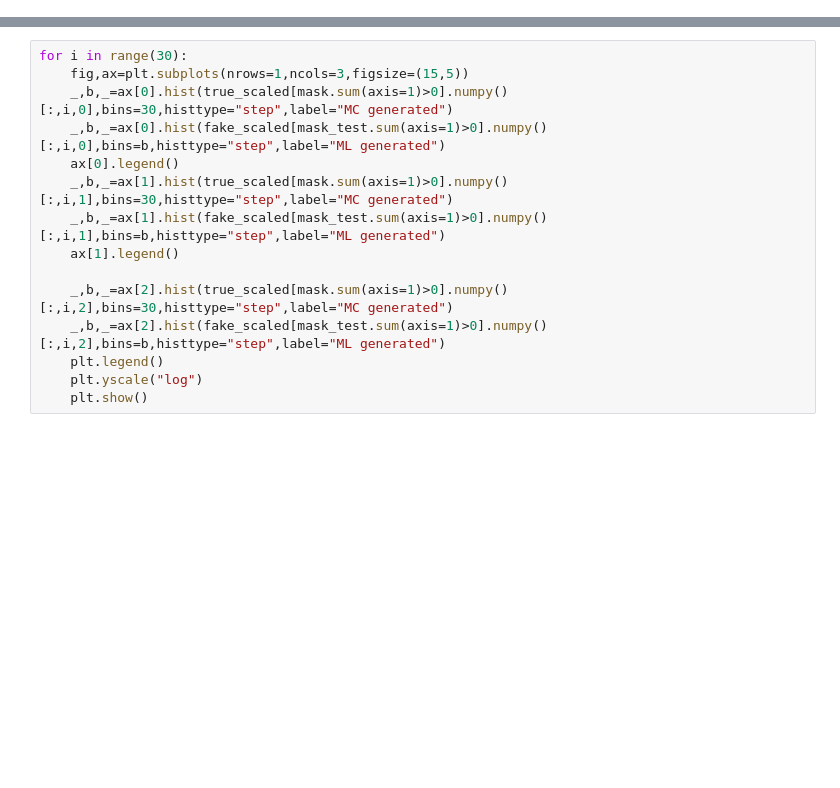
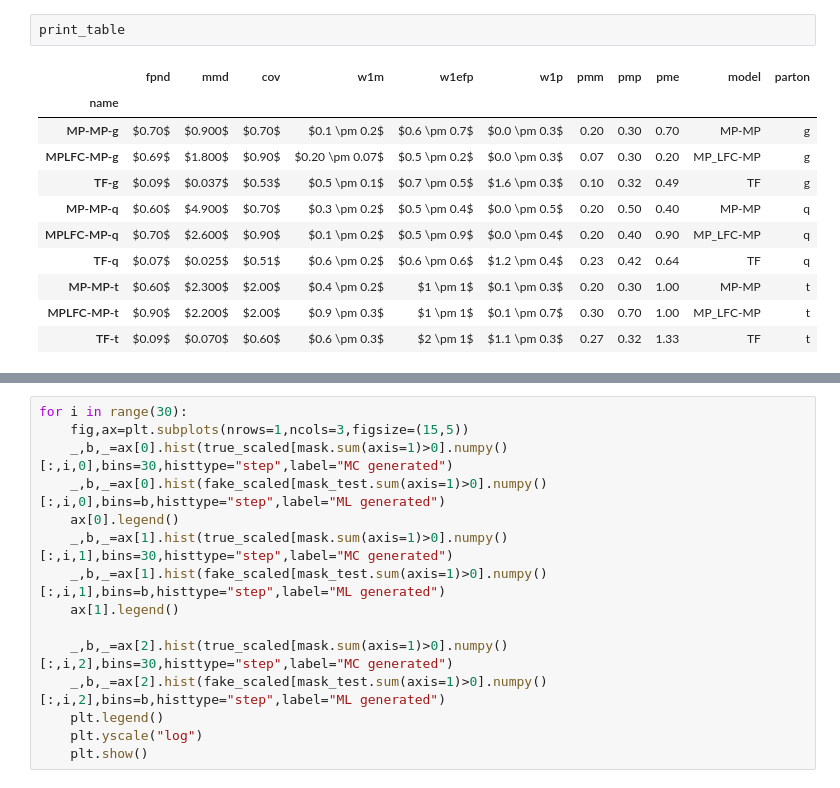
Before and after one commit to kaechb/LitJetNet, a Jupyter notebook: LitNF/plots-trafo-Neurips.ipynb, the cells around one changed output, grey strips where cells are left out. Cells and saved outputs as stored; diff of their text form; blank space fills up the shorter version.

```diff
--- a/LitNF/plots-trafo-Neurips.ipynb
+++ b/LitNF/plots-trafo-Neurips.ipynb
@@ -437,0 +504,14 @@ for mo in [best_model_g,best_model_q,best_model_t]:
+# %%
+print_table
+# %% [output]
+|  | fpnd | mmd | cov | w1m | w1efp | w1p | pmm | pmp | pme | model | parton |
+| name |  |  |  |  |  |  |  |  |  |  |  |
+| MP-MP-g | $0.70$ | $0.900$ | $0.70$ | $0.1 \pm 0.2$ | $0.6 \pm 0.7$ | $0.0 \pm 0.3$ | 0.20 | 0.30 | 0.70 | MP-MP | g |
+| MPLFC-MP-g | $0.69$ | $1.800$ | $0.90$ | $0.20 \pm 0.07$ | $0.5 \pm 0.2$ | $0.0 \pm 0.3$ | 0.07 | 0.30 | 0.20 | MP_LFC-MP | g |
+| TF-g | $0.09$ | $0.037$ | $0.53$ | $0.5 \pm 0.1$ | $0.7 \pm 0.5$ | $1.6 \pm 0.3$ | 0.10 | 0.32 | 0.49 | TF | g |
+| MP-MP-q | $0.60$ | $4.900$ | $0.70$ | $0.3 \pm 0.2$ | $0.5 \pm 0.4$ | $0.0 \pm 0.5$ | 0.20 | 0.50 | 0.40 | MP-MP | q |
+| MPLFC-MP-q | $0.70$ | $2.600$ | $0.90$ | $0.1 \pm 0.2$ | $0.5 \pm 0.9$ | $0.0 \pm 0.4$ | 0.20 | 0.40 | 0.90 | MP_LFC-MP | q |
+| TF-q | $0.07$ | $0.025$ | $0.51$ | $0.6 \pm 0.2$ | $0.6 \pm 0.6$ | $1.2 \pm 0.4$ | 0.23 | 0.42 | 0.64 | TF | q |
+| MP-MP-t | $0.60$ | $2.300$ | $2.00$ | $0.4 \pm 0.2$ | $1 \pm 1$ | $0.1 \pm 0.3$ | 0.20 | 0.30 | 1.00 | MP-MP | t |
+| MPLFC-MP-t | $0.90$ | $2.200$ | $2.00$ | $0.9 \pm 0.3$ | $1 \pm 1$ | $0.1 \pm 0.7$ | 0.30 | 0.70 | 1.00 | MP_LFC-MP | t |
+| TF-t | $0.09$ | $0.070$ | $0.60$ | $0.6 \pm 0.3$ | $2 \pm 1$ | $1.1 \pm 0.3$ | 0.27 | 0.32 | 1.33 | TF | t |
```
Also changed, not shown: parts of 7 cells of this notebook, 2 other files.
